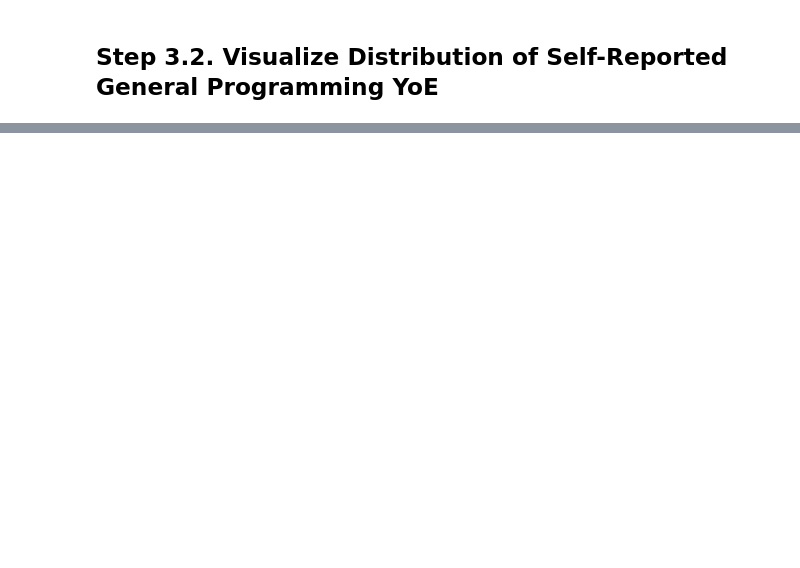
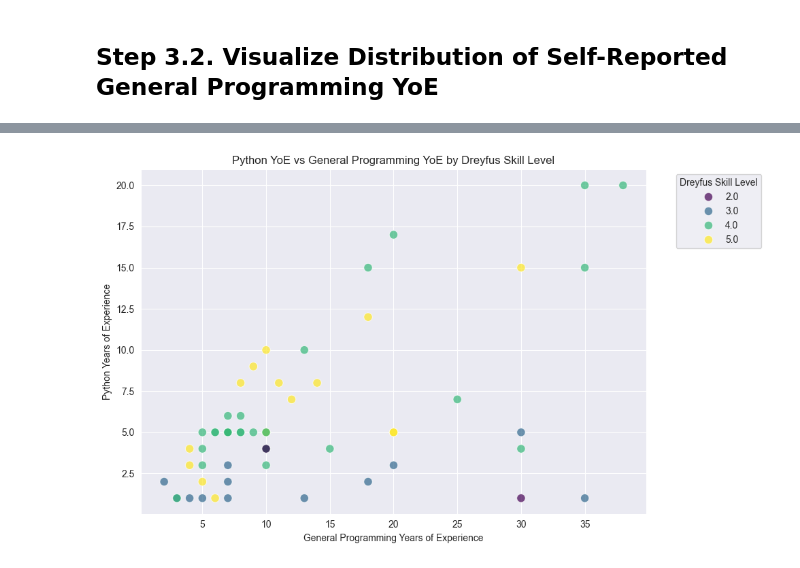
Before and after one commit to alemoraru/exceed-python-skill-assessment, a Jupyter notebook: notebooks/02_visualization.ipynb, the cells around one changed output, grey strips where cells are left out. Saved outputs shown, nothing was run; the diff lists cells and outputs as text; code cells hidden in the pictures; blank space fills up the shorter version.

```diff
--- a/notebooks/02_visualization.ipynb
+++ b/notebooks/02_visualization.ipynb
@@ -150,0 +156,30 @@ plt.show()
+# %%
+import seaborn as sns
+
+# Ensure numeric types for YoE columns
+c_df["Python_YoE"]  = pd.to_numeric(c_df["Q2.2"], errors="coerce")
+c_df["General_YoE"] = pd.to_numeric(c_df["Q2.3"], errors="coerce")
+c_df["Dreyfus_Level"] = pd.to_numeric(c_df["Q2.1"], errors="coerce")
+
+# Drop rows with missing values in any of the three columns
+plot_df = c_df.dropna(subset=["Python_YoE", "General_YoE", "Dreyfus_Level"])
+
+# Create a scatter plot of Python YoE vs General Programming YoE, colored by Dreyfus skill level
+plt.figure(figsize=(10, 6))
+sns.scatterplot(
+    data=plot_df,
+    x="General_YoE",
+    y="Python_YoE",
+    hue="Dreyfus_Level",
+    palette="viridis",
+    alpha=0.7,
+    s=80
+)
+plt.xlabel("General Programming Years of Experience")
+plt.ylabel("Python Years of Experience")
+plt.title("Python YoE vs General Programming YoE by Dreyfus Skill Level")
+plt.legend(title="Dreyfus Skill Level", bbox_to_anchor=(1.05, 1), loc='upper left')
+plt.tight_layout()
+plt.show()
+# %% [output]
+[figure, added]
```
Also changed, not shown: parts of 12 cells of this notebook, 1 other file.
